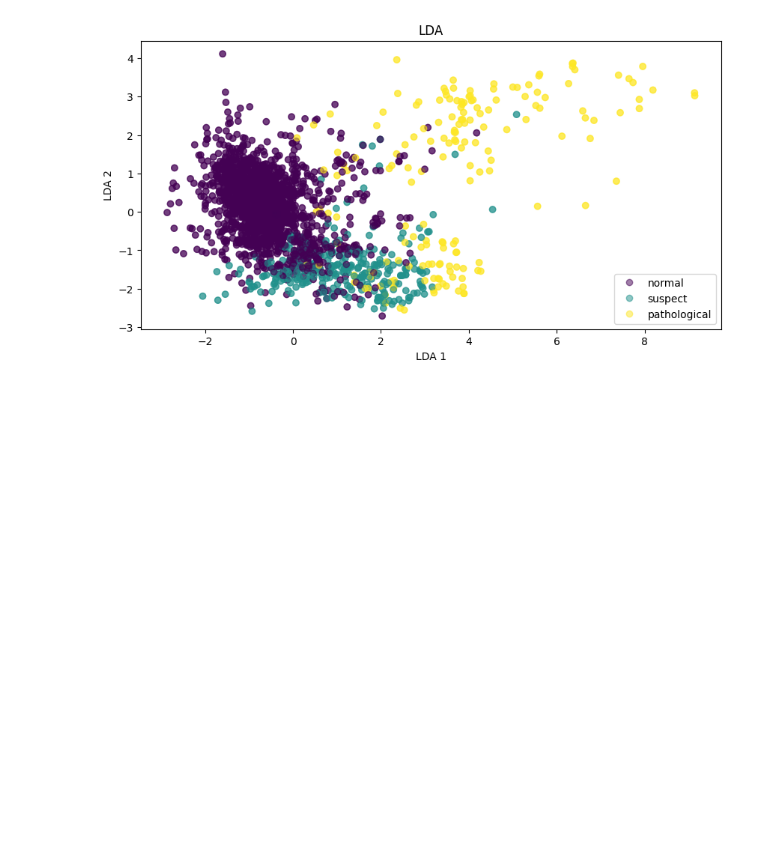
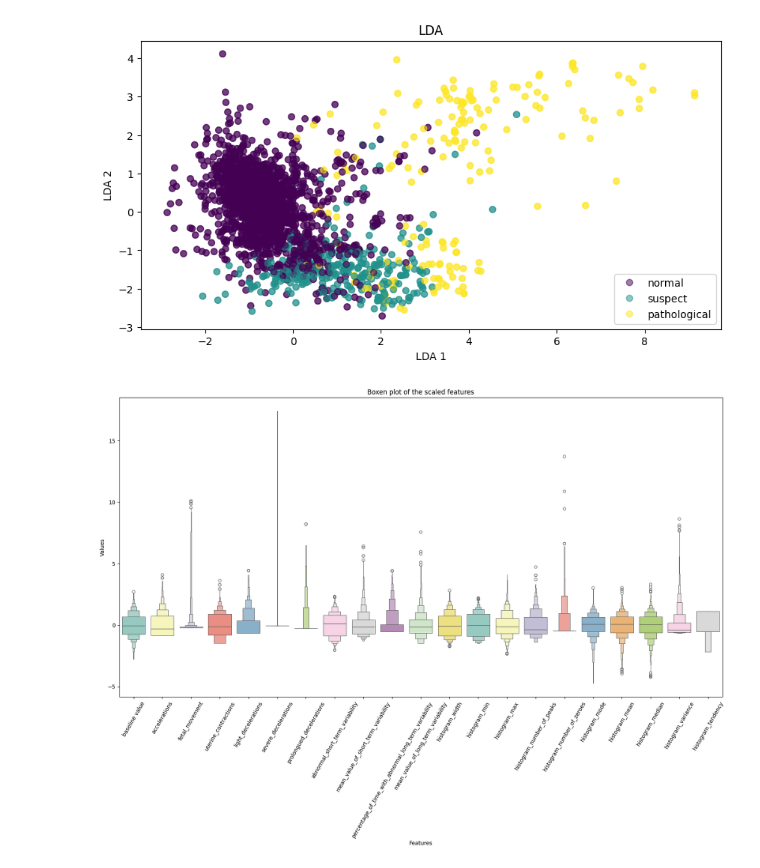
Before and after one commit to arthurcbaia/MC906, a Jupyter notebook: exploratory_analysis.ipynb, the cells around one changed output. Drawn from its saved outputs; the diff is of its cells as text; code cells hidden in the pictures; blank space fills up the shorter version.

```diff
--- a/exploratory_analysis.ipynb
+++ b/exploratory_analysis.ipynb
@@ -259,3 +259,19 @@ plt.ylabel("LDA 2")
 plt.show()
 # %% [output]
 [figure]
+# %%
+X_scaled_df = pd.DataFrame(X, columns=dataset.drop("fetal_health", axis=1).columns)
+# %%
+
+
+# Plotting the scaled features using boxen plots
+plt.figure(figsize=(20, 10))
+sns.boxenplot(data=X_scaled_df, orient="v", palette="Set3")
+plt.xticks(rotation=60)
+plt.xlabel("Features")
+plt.ylabel("Values")
+
+plt.title("Boxen plot of the scaled features")
+plt.show()
+# %% [output]
+[figure, added]
```
